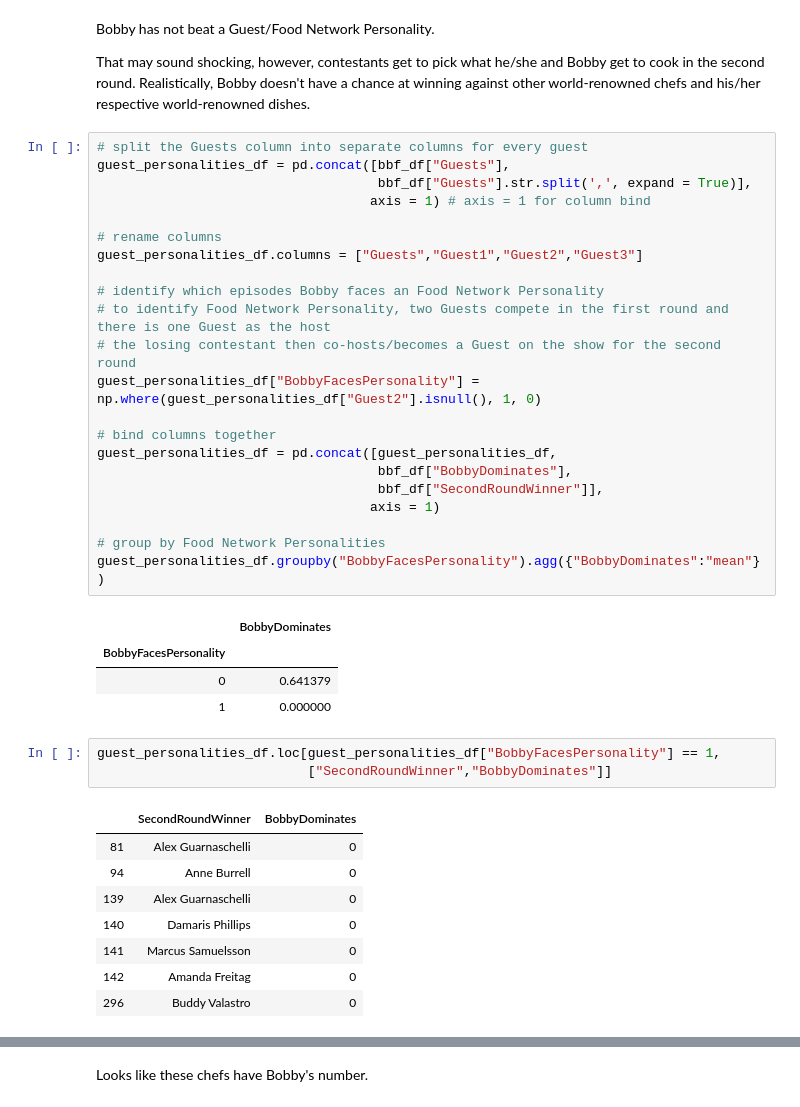
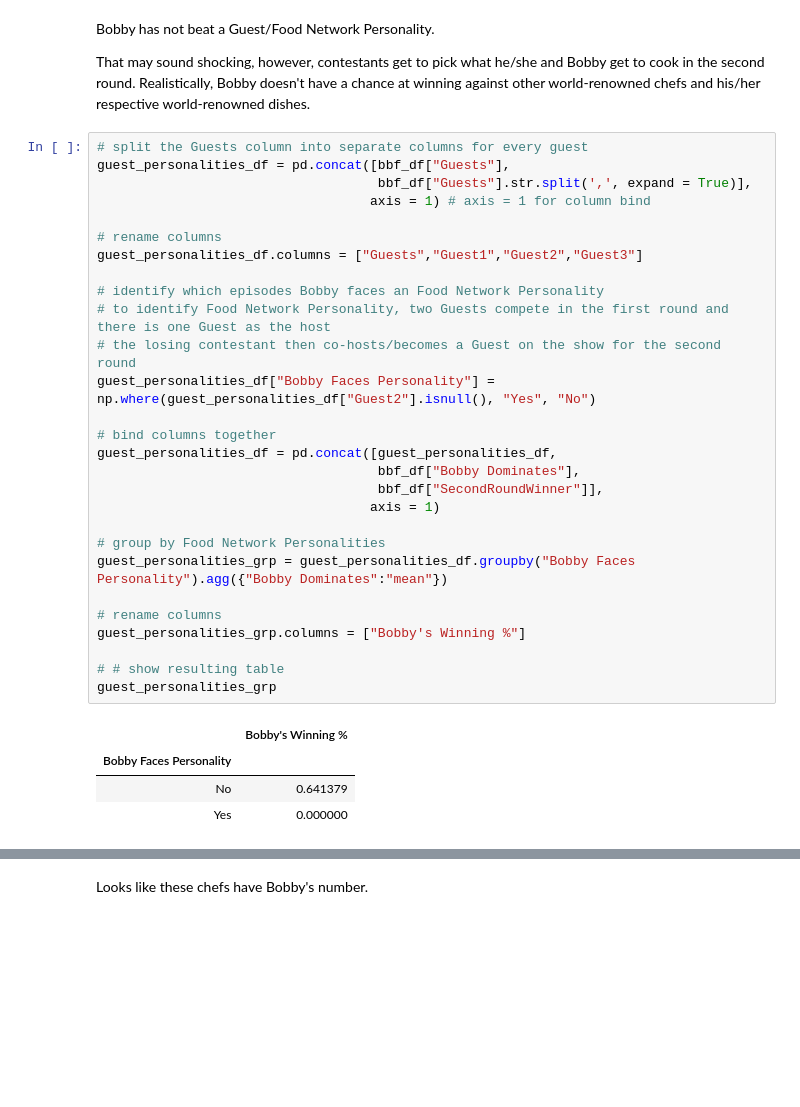
Before and after one commit to Michael-Jarmola/Does_Bobby_Flay_Always_Win, a Jupyter notebook: Does Bobby Flay Always Win - Analysis.ipynb, the cells around one changed output, grey strips where cells are left out. Saved outputs shown, nothing was run; the diff lists cells and outputs as text; blank space fills up the shorter version.

Commit message:
change camel case to separate words in columns names in results tables

```diff
--- a/Does Bobby Flay Always Win - Analysis.ipynb
+++ b/Does Bobby Flay Always Win - Analysis.ipynb
@@ -283,39 +283,33 @@ That may sound shocking, however, contestants get to pick what he/she and Bobby
 # %%
 # split the Guests column into separate columns for every guest
 guest_personalities_df = pd.concat([bbf_df["Guests"],
                                     bbf_df["Guests"].str.split(',', expand = True)],
                                    axis = 1) # axis = 1 for column bind
 
 # rename columns
 guest_personalities_df.columns = ["Guests","Guest1","Guest2","Guest3"]
 
 # identify which episodes Bobby faces an Food Network Personality
 # to identify Food Network Personality, two Guests compete in the first round and there is one Guest as the host
 # the losing contestant then co-hosts/becomes a Guest on the show for the second round
-guest_personalities_df["BobbyFacesPersonality"] = np.where(guest_personalities_df["Guest2"].isnull(), 1, 0)
+guest_personalities_df["Bobby Faces Personality"] = np.where(guest_personalities_df["Guest2"].isnull(), "Yes", "No")
 
 # bind columns together
 guest_personalities_df = pd.concat([guest_personalities_df,
-                                    bbf_df["BobbyDominates"],
+                                    bbf_df["Bobby Dominates"],
                                     bbf_df["SecondRoundWinner"]],
                                    axis = 1)
 
 # group by Food Network Personalities
-guest_personalities_df.groupby("BobbyFacesPersonality").agg({"BobbyDominates":"mean"})
+guest_personalities_grp = guest_personalities_df.groupby("Bobby Faces Personality").agg({"Bobby Dominates":"mean"})
+
+# rename columns
+guest_personalities_grp.columns = ["Bobby's Winning %"]
+
+# # show resulting table
+guest_personalities_grp
 # %% [output]
-|  | BobbyDominates |
-| BobbyFacesPersonality |  |
-| 0 | 0.641379 |
-| 1 | 0.000000 |
+|  | Bobby's Winning % |
+| Bobby Faces Personality |  |
+| No | 0.641379 |
+| Yes | 0.000000 |
-# %%
-guest_personalities_df.loc[guest_personalities_df["BobbyFacesPersonality"] == 1,
-                           ["SecondRoundWinner","BobbyDominates"]]
-# %% [output]
-|  | SecondRoundWinner | BobbyDominates |
-| 81 | Alex Guarnaschelli | 0 |
-| 94 | Anne Burrell | 0 |
-| 139 | Alex Guarnaschelli | 0 |
-| 140 | Damaris Phillips | 0 |
-| 141 | Marcus Samuelsson | 0 |
-| 142 | Amanda Freitag | 0 |
-| 296 | Buddy Valastro | 0 |
```
Also changed, not shown: parts of 8 cells of this notebook.
